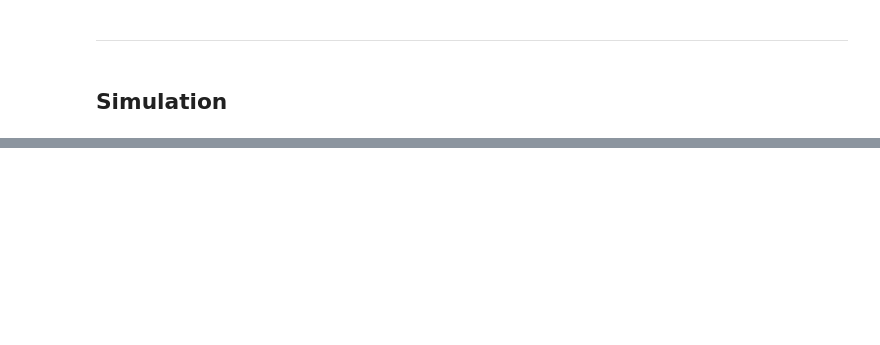
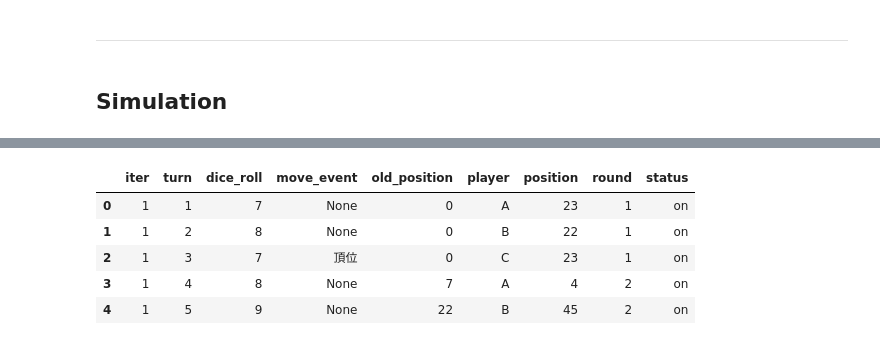
Before and after one commit to leoluyi/huluwen, a Jupyter notebook: simulation.ipynb, the cells around one changed output, grey strips where cells are left out. Cells and saved outputs as stored; diff of their text form; code cells hidden in the pictures; blank space fills up the shorter version.

```diff
--- a/simulation.ipynb
+++ b/simulation.ipynb
@@ -522,0 +592,10 @@ res
+# %%
+turn_df_combine = pd.concat([df.assign(iter = i+1) for i, df in enumerate(turn_df_ls)])
+turn_df_combine.set_index(['iter', 'turn']).reset_index().head()
+# %% [output]
+|  | iter | turn | dice_roll | move_event | old_position | player | position | round | status |
+| 0 | 1 | 1 | 7 | None | 0 | A | 23 | 1 | on |
+| 1 | 1 | 2 | 8 | None | 0 | B | 22 | 1 | on |
+| 2 | 1 | 3 | 7 | 頂位 | 0 | C | 23 | 1 | on |
+| 3 | 1 | 4 | 8 | None | 7 | A | 4 | 2 | on |
+| 4 | 1 | 5 | 9 | None | 22 | B | 45 | 2 | on |
```
Also changed, not shown: parts of 17 cells of this notebook.
